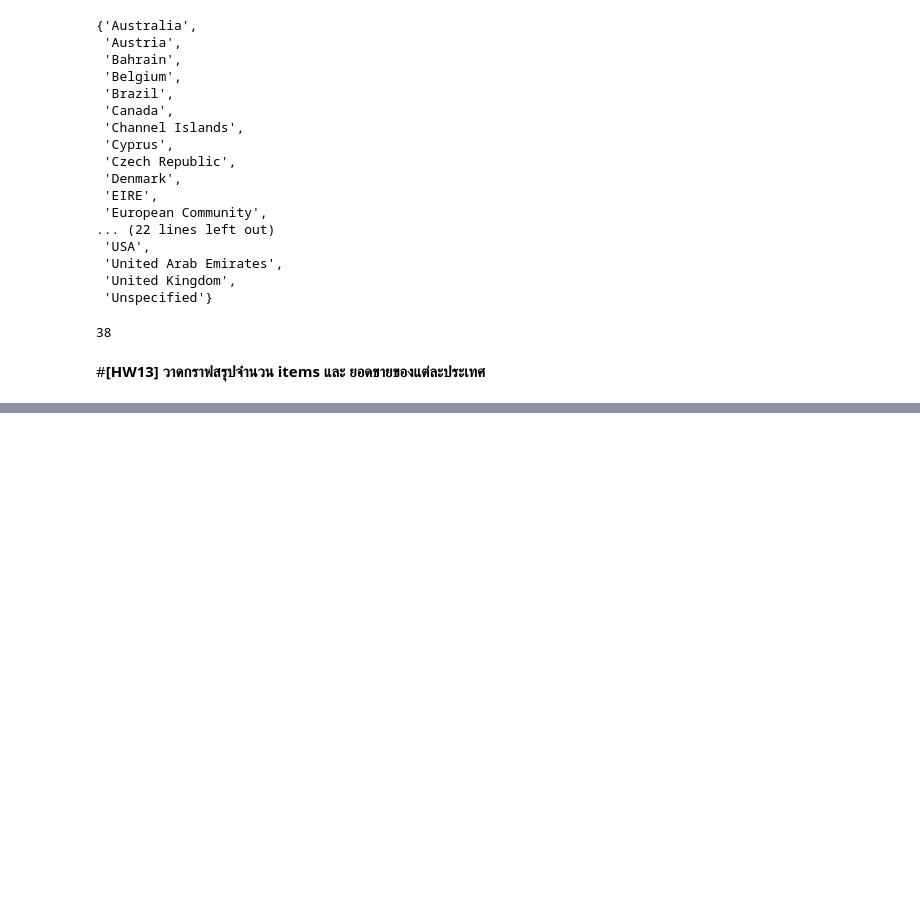
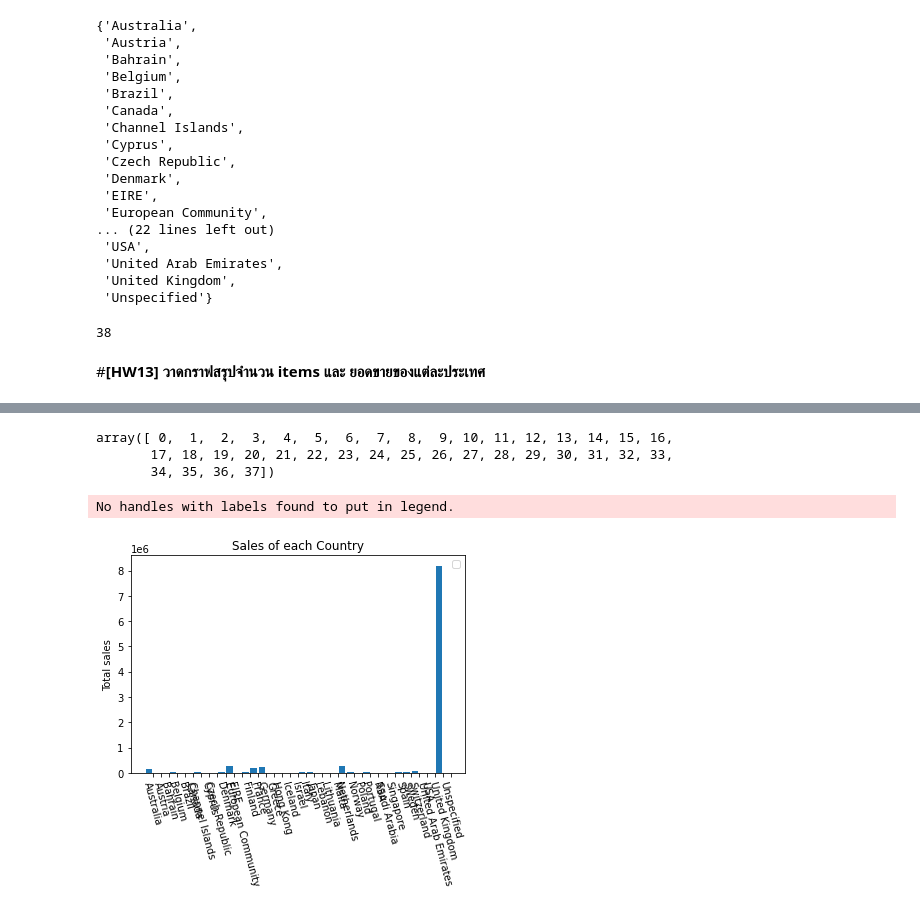
Before and after one commit to nualpair/DWDM21, a Jupyter notebook: Chapter6_Association_Rules.ipynb, the cells around one changed output, grey strips where cells are left out. Drawn from its saved outputs; the diff is of its cells as text; code cells hidden in the pictures; blank space fills up the shorter version.

```diff
--- a/Chapter6_Association_Rules.ipynb
+++ b/Chapter6_Association_Rules.ipynb
@@ -57,0 +60,3 @@ len(set(data['Country']))
+# %%
+data['sales'] = data.Quantity * data.UnitPrice
+data
@@ -57,0 +77,3 @@ len(set(data['Country']))
+# %%
+data_sales = data.groupby('Country')[['sales']].sum()
+data_sales
@@ -57,0 +104,16 @@ len(set(data['Country']))
+# %%
+np.arange(len(data_sales.iloc[:,0]))
+# %% [output]
+array([ 0,  1,  2,  3,  4,  5,  6,  7,  8,  9, 10, 11, 12, 13, 14, 15, 16,
+       17, 18, 19, 20, 21, 22, 23, 24, 25, 26, 27, 28, 29, 30, 31, 32, 33,
+       34, 35, 36, 37])
+# %%
+plt.bar(np.arange(len(data_sales.iloc[:,1])), data_sales.iloc[:,1])
+
+plt.ylabel('Total sales')
+plt.title('Sales of each Country')
+plt.xticks(np.arange(len(data_sales.iloc[:,0]))+0.5, data_sales.iloc[:,0],rotation=-75)
+plt.legend();
+# %% [output]
+No handles with labels found to put in legend.
+[figure, added]
```
Also changed, not shown: parts of 4 cells of this notebook.
